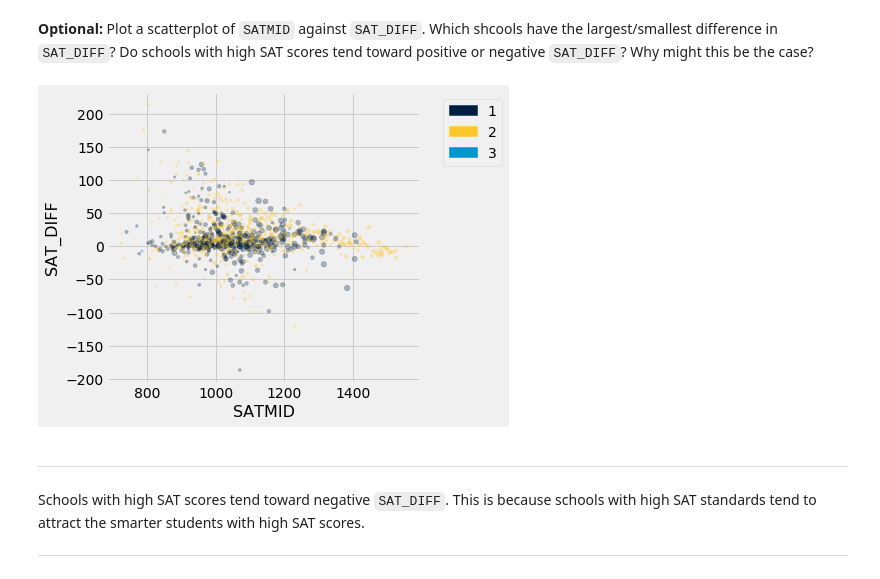
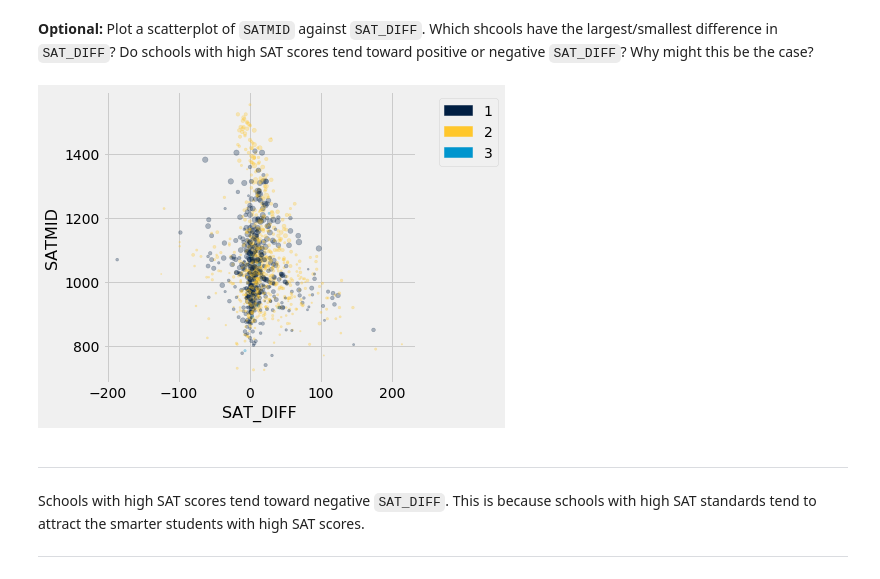
Before and after one commit to ucsd-ets/dsc10-fa18, a Jupyter notebook: Projects/project_college_scorecard/project01_soln.ipynb, the cells around one changed output. Cells and saved outputs as stored; diff of their text form; code cells hidden in the pictures.

```diff
--- a/Projects/project_college_scorecard/project01_soln.ipynb
+++ b/Projects/project_college_scorecard/project01_soln.ipynb
@@ -730,9 +723,9 @@ Test summary
 # %% [markdown]
 **Optional:** Plot a scatterplot of `SATMID` against `SAT_DIFF`. Which shcools have the largest/smallest difference in `SAT_DIFF`? Do schools with high SAT scores tend toward positive or negative `SAT_DIFF`? Why might this be the case?
 # %%
-sat_diff.scatter('SATMID','SAT_DIFF', colors='CONTROL', sizes='UGDS', alpha=0.3)
+sat_diff.scatter('SAT_DIFF', 'SATMID', colors='CONTROL', sizes='UGDS', alpha=0.3)
 # %% [output]
-[figure, old version]
+[figure, new version]
 # %% [markdown]
 <hr style="color:Maroon;background-color:Maroon;border:0 none; height: 3px;">
 
```
Also changed, not shown: parts of 9 cells of this notebook.
